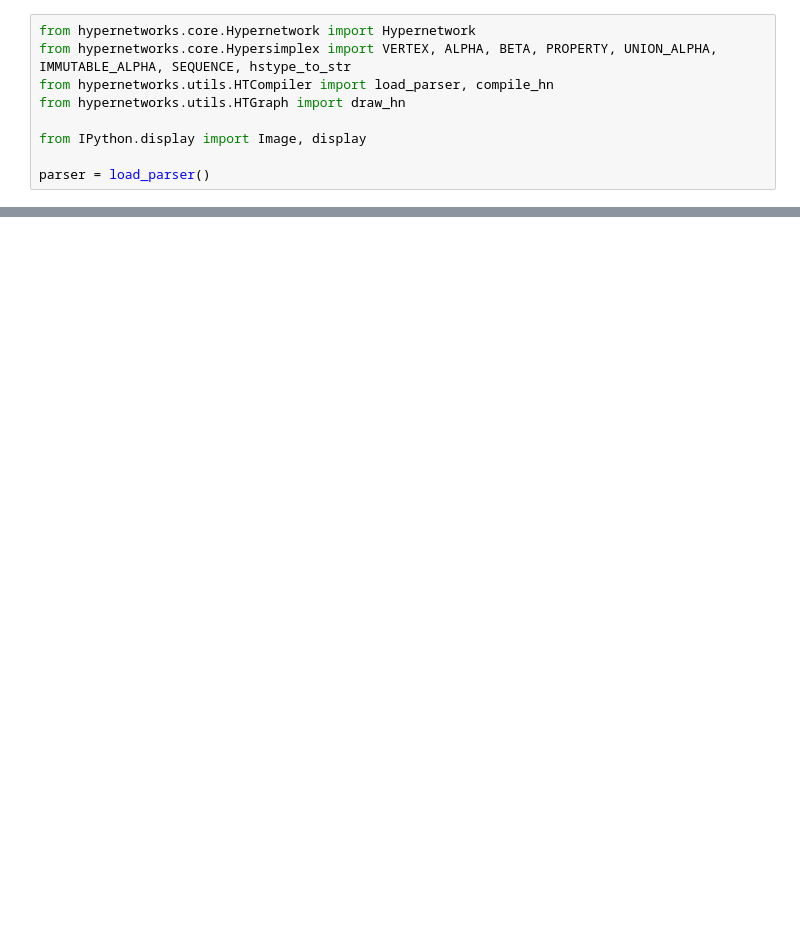
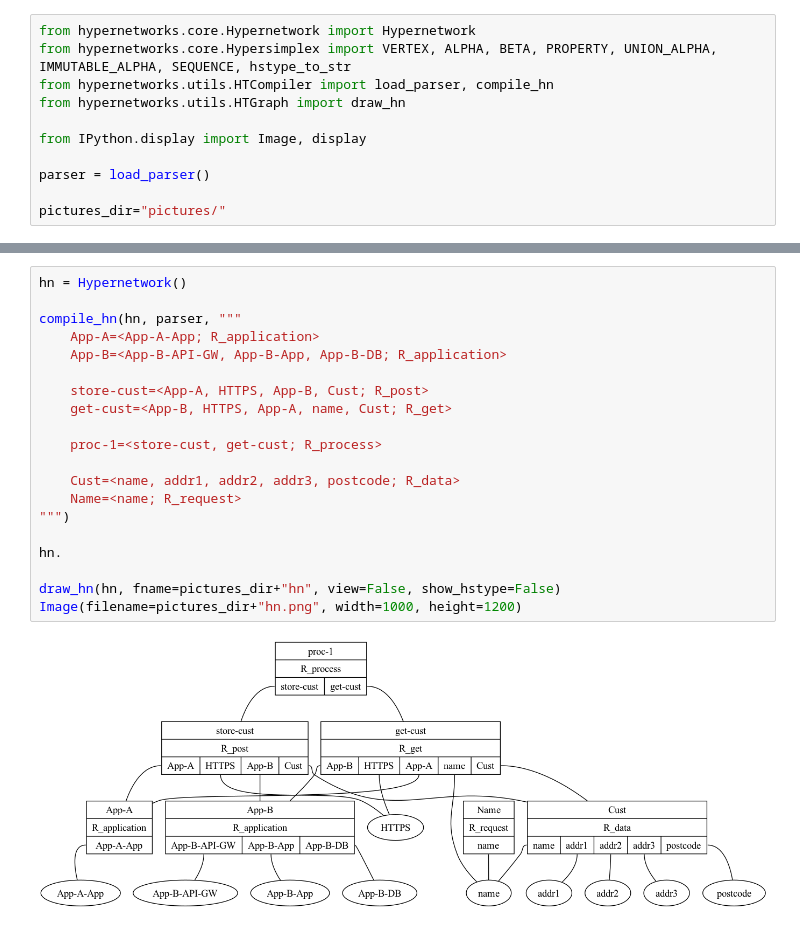
Before and after one commit to rdchar/Hora, a Jupyter notebook: examples/Untitled5.ipynb, the cells around one changed output, grey strips where cells are left out. Drawn from its saved outputs; the diff is of its cells as text; blank space fills up the shorter version.

```diff
--- a/examples/Untitled5.ipynb
+++ b/examples/Untitled5.ipynb
@@ -7,6 +7,8 @@ from hypernetworks.utils.HTGraph import draw_hn
 from IPython.display import Image, display
 
 parser = load_parser()
+
+pictures_dir="pictures/"
 # %%
 hn = Hypernetwork()
 
@@ -49,0 +53,22 @@ Image(filename='/tmp/student.png', width=1000, height=500)
+# %%
+hn = Hypernetwork()
+
+compile_hn(hn, parser, """
+    App-A=<App-A-App; R_application>
+    App-B=<App-B-API-GW, App-B-App, App-B-DB; R_application>
+
+    store-cust=<App-A, HTTPS, App-B, Cust; R_post>
+    get-cust=<App-B, HTTPS, App-A, name, Cust; R_get>
+
+    proc-1=<store-cust, get-cust; R_process>
+
+    Cust=<name, addr1, addr2, addr3, postcode; R_data>
+    Name=<name; R_request>
+""")
+
+hn.
+
+draw_hn(hn, fname=pictures_dir+"hn", view=False, show_hstype=False)
+Image(filename=pictures_dir+"hn.png", width=1000, height=1200)
+# %% [output]
+[figure, added]
```
Also changed, not shown: parts of 3 cells of this notebook, 11 other files.
